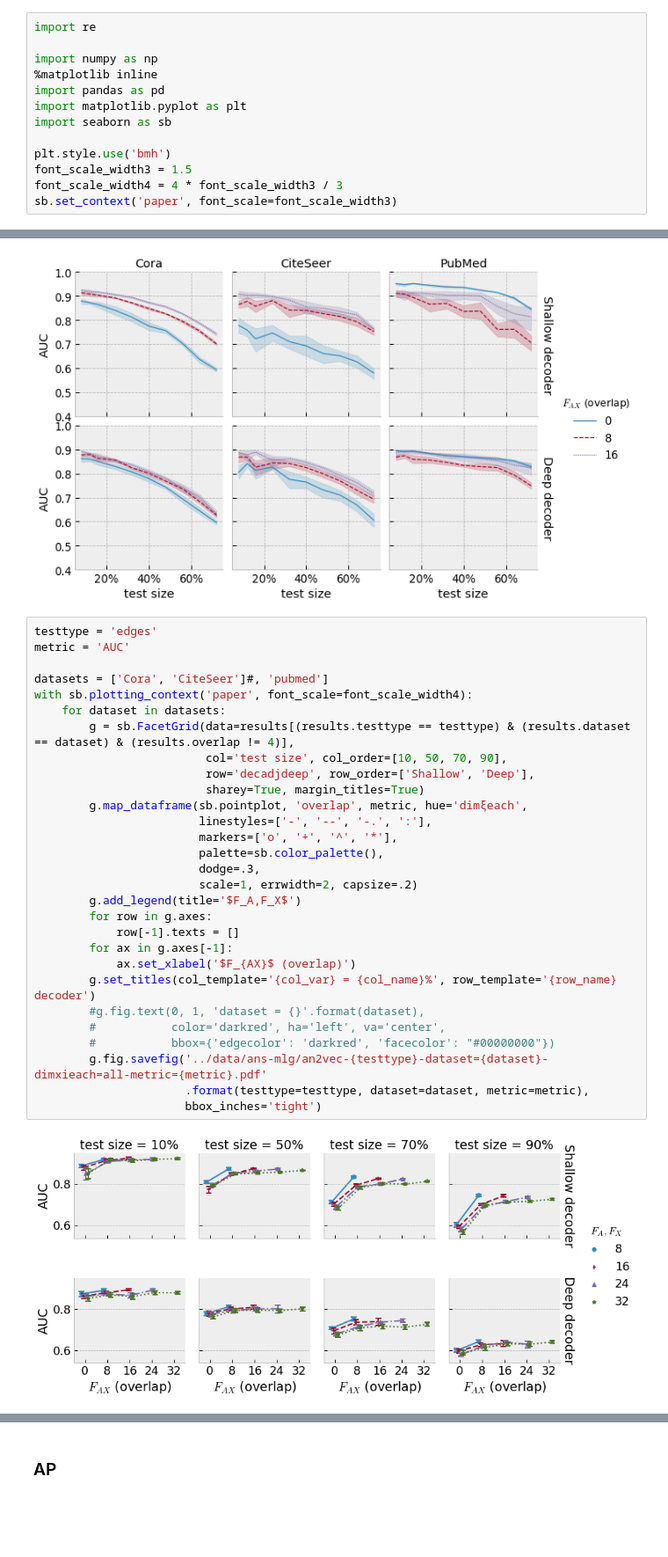
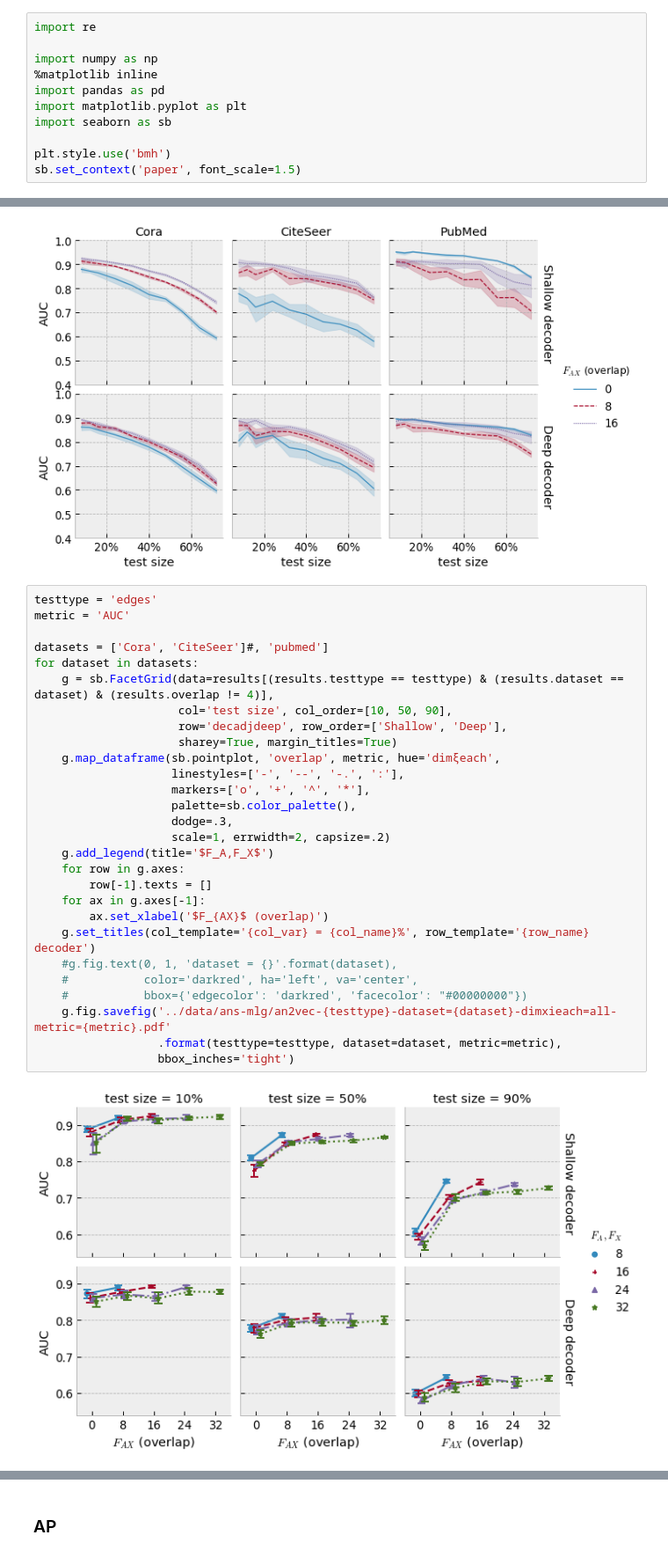
Before and after one commit to ixxi-dante/an2vec, a Jupyter notebook: julia/nc-lp-several_testprops-several_dimxieach.ipynb, the cells around one changed output, grey strips where cells are left out. Shown at 88% size. Drawn from its saved outputs; the diff is of its cells as text; blank space fills up the shorter version.

Commit message:
chore/figs: remove 70% test size in plots

```diff
--- a/julia/nc-lp-several_testprops-several_dimxieach.ipynb
+++ b/julia/nc-lp-several_testprops-several_dimxieach.ipynb
@@ -10,9 +10,7 @@ import matplotlib.pyplot as plt
 import seaborn as sb
 
 plt.style.use('bmh')
-font_scale_width3 = 1.5
-font_scale_width4 = 4 * font_scale_width3 / 3
-sb.set_context('paper', font_scale=font_scale_width3)
+sb.set_context('paper', font_scale=1.5)
 # %%
 threshold = 10
 
@@ -94,31 +92,30 @@ g.fig.savefig('../data/ans-mlg/an2vec-{testtype}-dataset=all-dimxieach={dimxieac
 # %%
 testtype = 'edges'
 metric = 'AUC'
 
 datasets = ['Cora', 'CiteSeer']#, 'pubmed']
-with sb.plotting_context('paper', font_scale=font_scale_width4):
-    for dataset in datasets:
-        g = sb.FacetGrid(data=results[(results.testtype == testtype) & (results.dataset == dataset) & (results.overlap != 4)],
-                         col='test size', col_order=[10, 50, 70, 90],
-                         row='decadjdeep', row_order=['Shallow', 'Deep'],
-                         sharey=True, margin_titles=True)
-        g.map_dataframe(sb.pointplot, 'overlap', metric, hue='dimξeach',
-                        linestyles=['-', '--', '-.', ':'],
-                        markers=['o', '+', '^', '*'],
-                        palette=sb.color_palette(),
-                        dodge=.3,
-                        scale=1, errwidth=2, capsize=.2)
-        g.add_legend(title='$F_A,F_X$')
-        for row in g.axes:
-            row[-1].texts = []
-        for ax in g.axes[-1]:
-            ax.set_xlabel('$F_{AX}$ (overlap)')
-        g.set_titles(col_template='{col_var} = {col_name}%', row_template='{row_name} decoder')
-        #g.fig.text(0, 1, 'dataset = {}'.format(dataset),
-        #           color='darkred', ha='left', va='center',
-        #           bbox={'edgecolor': 'darkred', 'facecolor': "#00000000"})
-        g.fig.savefig('../data/ans-mlg/an2vec-{testtype}-dataset={dataset}-dimxieach=all-metric={metric}.pdf'
-                      .format(testtype=testtype, dataset=dataset, metric=metric),
-                      bbox_inches='tight')
+for dataset in datasets:
+    g = sb.FacetGrid(data=results[(results.testtype == testtype) & (results.dataset == dataset) & (results.overlap != 4)],
+                     col='test size', col_order=[10, 50, 90],
+                     row='decadjdeep', row_order=['Shallow', 'Deep'],
+                     sharey=True, margin_titles=True)
+    g.map_dataframe(sb.pointplot, 'overlap', metric, hue='dimξeach',
+                    linestyles=['-', '--', '-.', ':'],
+                    markers=['o', '+', '^', '*'],
+                    palette=sb.color_palette(),
+                    dodge=.3,
+                    scale=1, errwidth=2, capsize=.2)
+    g.add_legend(title='$F_A,F_X$')
+    for row in g.axes:
+        row[-1].texts = []
+    for ax in g.axes[-1]:
+        ax.set_xlabel('$F_{AX}$ (overlap)')
+    g.set_titles(col_template='{col_var} = {col_name}%', row_template='{row_name} decoder')
+    #g.fig.text(0, 1, 'dataset = {}'.format(dataset),
+    #           color='darkred', ha='left', va='center',
+    #           bbox={'edgecolor': 'darkred', 'facecolor': "#00000000"})
+    g.fig.savefig('../data/ans-mlg/an2vec-{testtype}-dataset={dataset}-dimxieach=all-metric={metric}.pdf'
+                  .format(testtype=testtype, dataset=dataset, metric=metric),
+                  bbox_inches='tight')
 # %% [output]
-[figure, old version]
+[figure, new version]
```
Also changed, not shown: parts of 4 cells of this notebook, 16 other files.
